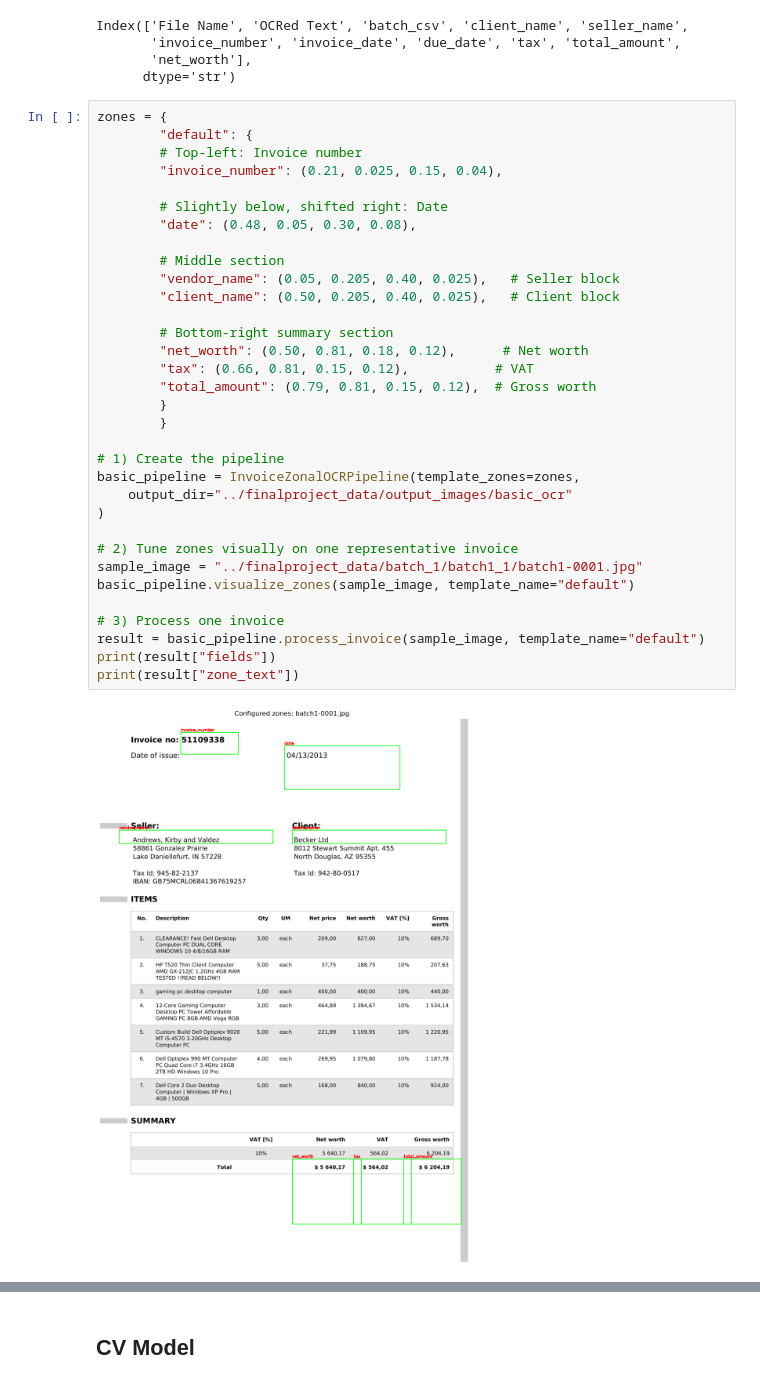
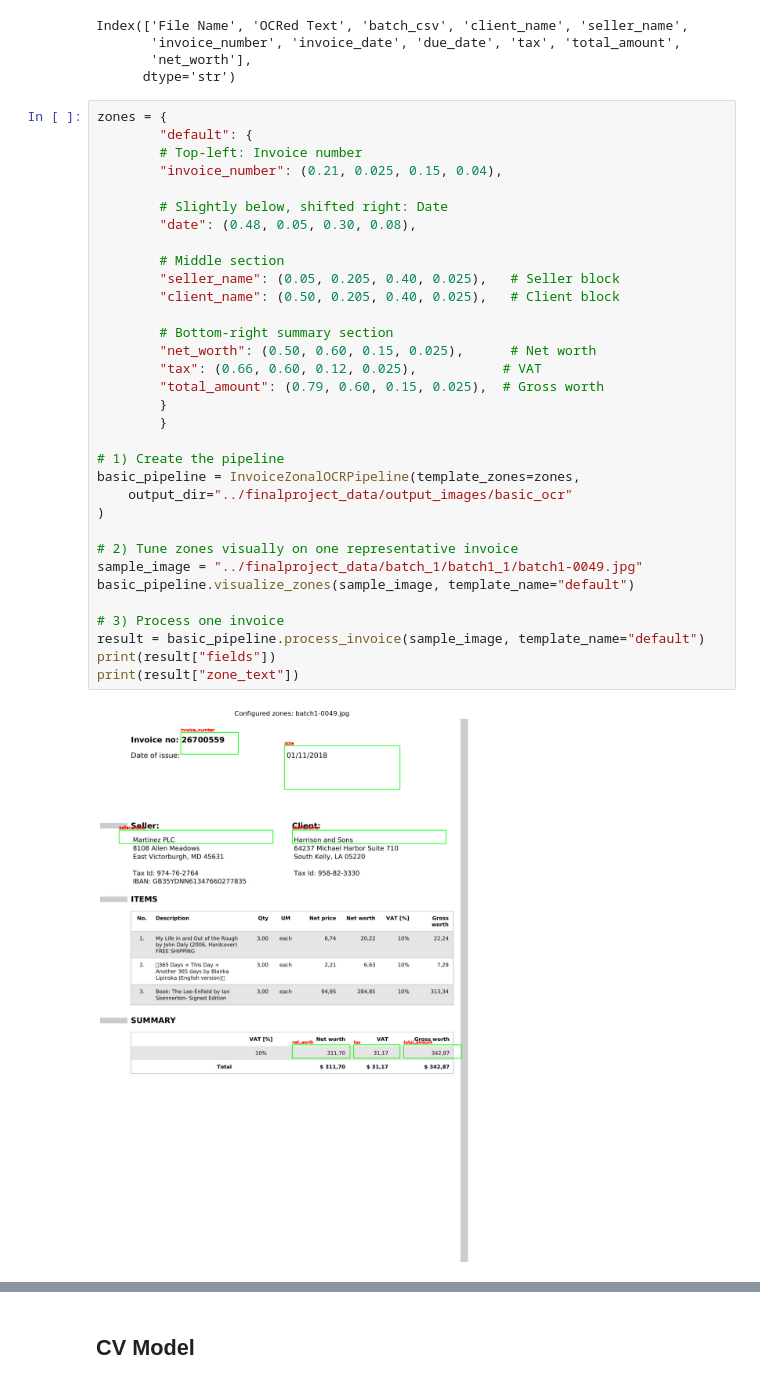
Before and after one commit to hungtran10/dsan6500-finalproject, a Jupyter notebook: models.ipynb, the cells around one changed output, grey strips where cells are left out. Saved outputs shown, nothing was run; the diff lists cells and outputs as text.

```diff
--- a/models.ipynb
+++ b/models.ipynb
@@ -39,35 +37,35 @@ Index(['File Name', 'OCRed Text', 'batch_csv', 'client_name', 'seller_name',
 # %%
 zones = {
         "default": {
         # Top-left: Invoice number
         "invoice_number": (0.21, 0.025, 0.15, 0.04),
 
         # Slightly below, shifted right: Date
         "date": (0.48, 0.05, 0.30, 0.08),
 
         # Middle section
-        "vendor_name": (0.05, 0.205, 0.40, 0.025),   # Seller block
+        "seller_name": (0.05, 0.205, 0.40, 0.025),   # Seller block
         "client_name": (0.50, 0.205, 0.40, 0.025),   # Client block
 
         # Bottom-right summary section
-        "net_worth": (0.50, 0.81, 0.18, 0.12),      # Net worth
-        "tax": (0.66, 0.81, 0.15, 0.12),           # VAT
-        "total_amount": (0.79, 0.81, 0.15, 0.12),  # Gross worth
+        "net_worth": (0.50, 0.60, 0.15, 0.025),      # Net worth
+        "tax": (0.66, 0.60, 0.12, 0.025),           # VAT
+        "total_amount": (0.79, 0.60, 0.15, 0.025),  # Gross worth
         }
         }
 
 # 1) Create the pipeline
 basic_pipeline = InvoiceZonalOCRPipeline(template_zones=zones,
     output_dir="../finalproject_data/output_images/basic_ocr"
 )
 
 # 2) Tune zones visually on one representative invoice
-sample_image = "../finalproject_data/batch_1/batch1_1/batch1-0001.jpg"
+sample_image = "../finalproject_data/batch_1/batch1_1/batch1-0049.jpg"
 basic_pipeline.visualize_zones(sample_image, template_name="default")
 
 # 3) Process one invoice
 result = basic_pipeline.process_invoice(sample_image, template_name="default")
 print(result["fields"])
 print(result["zone_text"])
 # %% [output]
-[figure, old version]
+[figure, new version]
```
Also changed, not shown: parts of 28 cells of this notebook, 6 other files.
